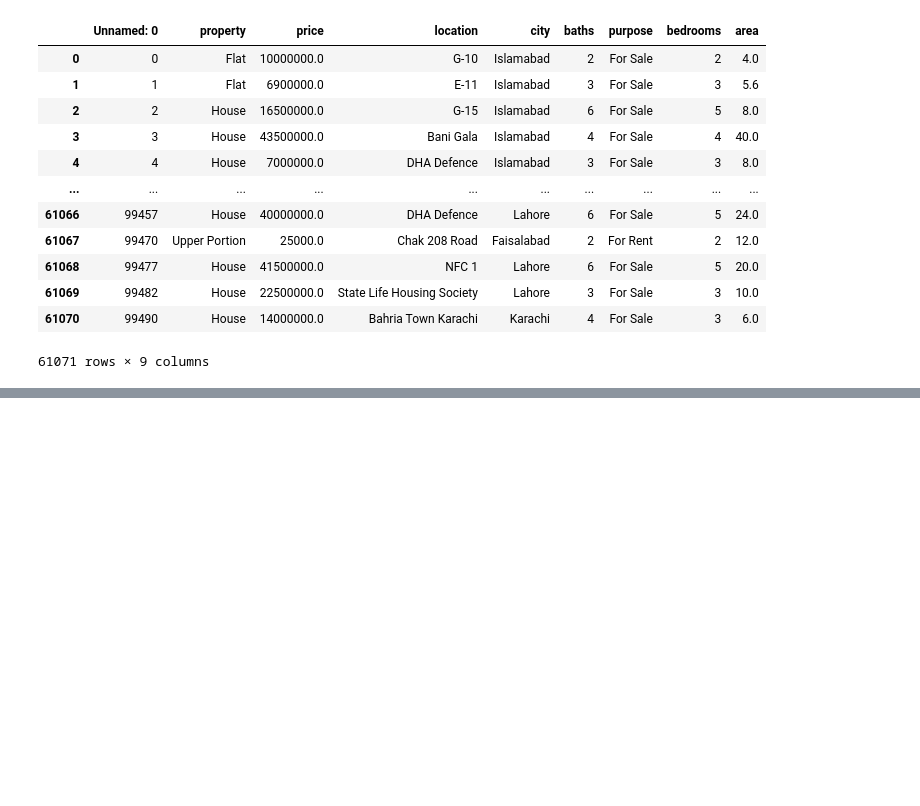
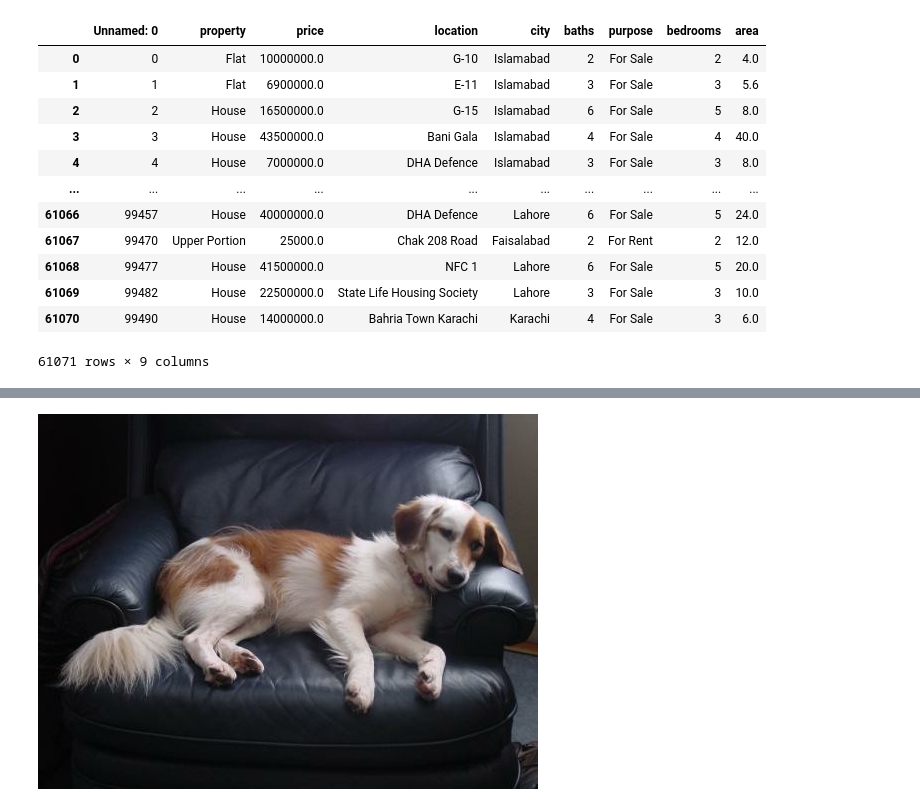
Before and after one commit to CHxNOBODY/CS-01418262, a Jupyter notebook: Lab/Lab03.ipynb, the cells around one changed output, grey strips where cells are left out. Cells and saved outputs as stored; diff of their text form; code cells hidden in the pictures; blank space fills up the shorter version.

```diff
--- a/Lab/Lab03.ipynb
+++ b/Lab/Lab03.ipynb
@@ -19,0 +377,12 @@ df_house
+# %%
+from pathlib import Path
+
+df_images = {"image_path": [], "label": []}
+
+for dir in Path("./cats_vs_dogs").iterdir():
+    for path in dir.glob("*"):
+        df_images["image_path"].append(path)
+        df_images["label"].append(dir.name)
+
+df_images = pd.DataFrame.from_dict(df_images)
+df_images
@@ -19,0 +403,8 @@ df_house
+# %%
+from PIL import Image
+
+image_random = df_images.sample(n=1, random_state=123)["image_path"].iloc[0]
+image_random = Image.open(image_random).convert("RGB")
+image_random
+# %% [output]
+[figure, added]
```
Also changed, not shown: parts of 29 cells of this notebook, 2 other files.
